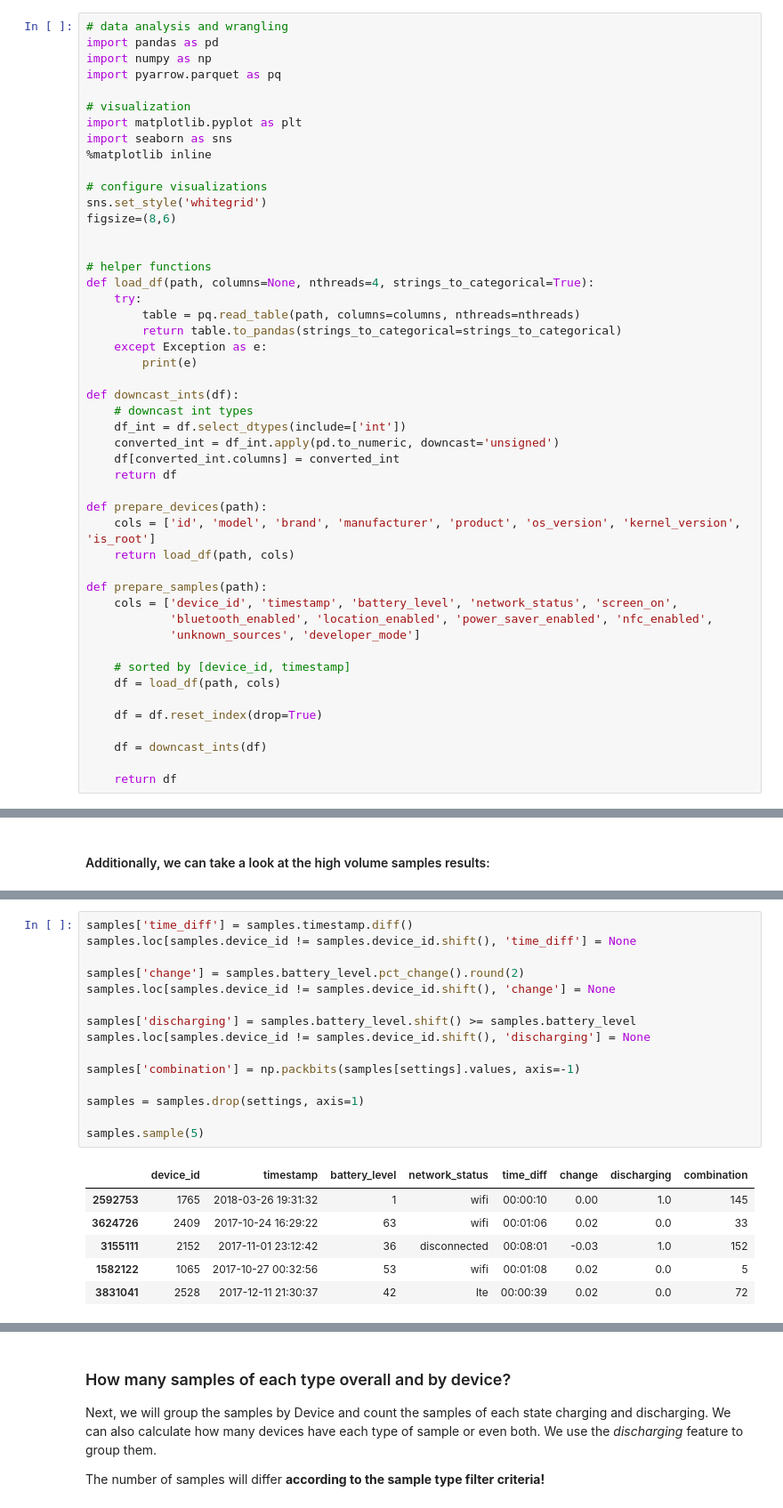
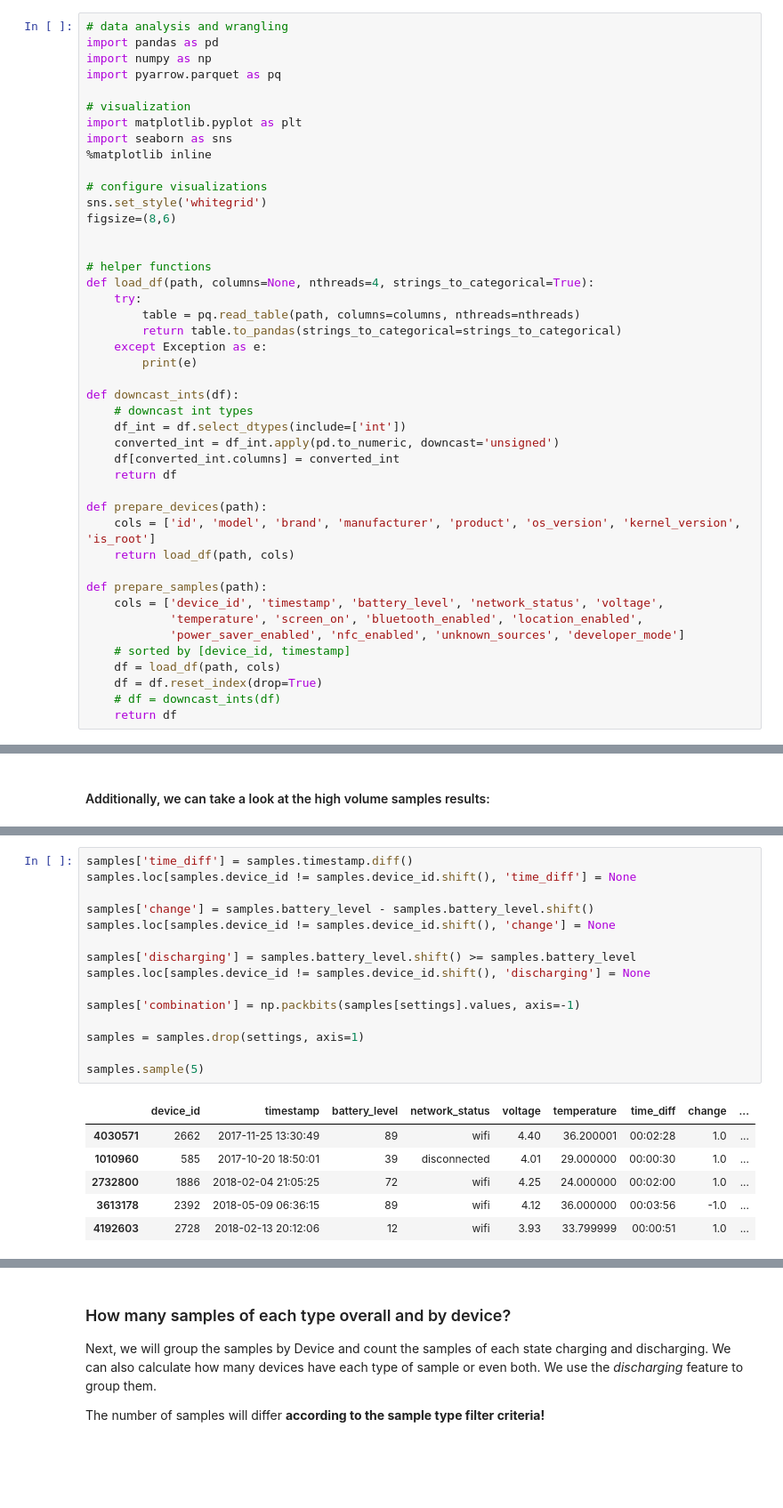
Before and after one commit to greenhub-project/notebooks, a Jupyter notebook: jupyter/StudyA.ipynb, the cells around one changed output, grey strips where cells are left out. Shown at 89% size. Cells and saved outputs as stored; diff of their text form; blank space fills up the shorter version.

```diff
--- a/jupyter/StudyA.ipynb
+++ b/jupyter/StudyA.ipynb
@@ -42,17 +42,13 @@ def prepare_devices(path):
     return load_df(path, cols)
 
 def prepare_samples(path):
-    cols = ['device_id', 'timestamp', 'battery_level', 'network_status', 'screen_on',
-            'bluetooth_enabled', 'location_enabled', 'power_saver_enabled', 'nfc_enabled',
-            'unknown_sources', 'developer_mode']
-
+    cols = ['device_id', 'timestamp', 'battery_level', 'network_status', 'voltage',
+            'temperature', 'screen_on', 'bluetooth_enabled', 'location_enabled',
+            'power_saver_enabled', 'nfc_enabled', 'unknown_sources', 'developer_mode']
     # sorted by [device_id, timestamp]
     df = load_df(path, cols)
-
     df = df.reset_index(drop=True)
-
-    df = downcast_ints(df)
-
+    # df = downcast_ints(df)
     return df
 # %% [markdown]
 ## Acquire data
@@ -293,23 +349,23 @@ calculate_conversion(25000)
 # %%
 samples['time_diff'] = samples.timestamp.diff()
 samples.loc[samples.device_id != samples.device_id.shift(), 'time_diff'] = None
 
-samples['change'] = samples.battery_level.pct_change().round(2)
+samples['change'] = samples.battery_level - samples.battery_level.shift()
 samples.loc[samples.device_id != samples.device_id.shift(), 'change'] = None
 
 samples['discharging'] = samples.battery_level.shift() >= samples.battery_level
 samples.loc[samples.device_id != samples.device_id.shift(), 'discharging'] = None
 
 samples['combination'] = np.packbits(samples[settings].values, axis=-1)
 
 samples = samples.drop(settings, axis=1)
 
 samples.sample(5)
 # %% [output]
-|  | device_id | timestamp | battery_level | network_status | time_diff | change | discharging | combination |
-| 2592753 | 1765 | 2018-03-26 19:31:32 | 1 | wifi | 00:00:10 | 0.00 | 1.0 | 145 |
-| 3624726 | 2409 | 2017-10-24 16:29:22 | 63 | wifi | 00:01:06 | 0.02 | 0.0 | 33 |
-| 3155111 | 2152 | 2017-11-01 23:12:42 | 36 | disconnected | 00:08:01 | -0.03 | 1.0 | 152 |
-| 1582122 | 1065 | 2017-10-27 00:32:56 | 53 | wifi | 00:01:08 | 0.02 | 0.0 | 5 |
-| 3831041 | 2528 | 2017-12-11 21:30:37 | 42 | lte | 00:00:39 | 0.02 | 0.0 | 72 |
+|  | device_id | timestamp | battery_level | network_status | voltage | temperature | time_diff | change | ... |
+| 4030571 | 2662 | 2017-11-25 13:30:49 | 89 | wifi | 4.40 | 36.200001 | 00:02:28 | 1.0 | ... |
+| 1010960 | 585 | 2017-10-20 18:50:01 | 39 | disconnected | 4.01 | 29.000000 | 00:00:30 | 1.0 | ... |
+| 2732800 | 1886 | 2018-02-04 21:05:25 | 72 | wifi | 4.25 | 24.000000 | 00:02:00 | 1.0 | ... |
+| 3613178 | 2392 | 2018-05-09 06:36:15 | 89 | wifi | 4.12 | 36.000000 | 00:03:56 | -1.0 | ... |
+| 4192603 | 2728 | 2018-02-13 20:12:06 | 12 | wifi | 3.93 | 33.799999 | 00:00:51 | 1.0 | ... |
 # %%
```
Also changed, not shown: parts of 44 cells of this notebook, 2 other files.
